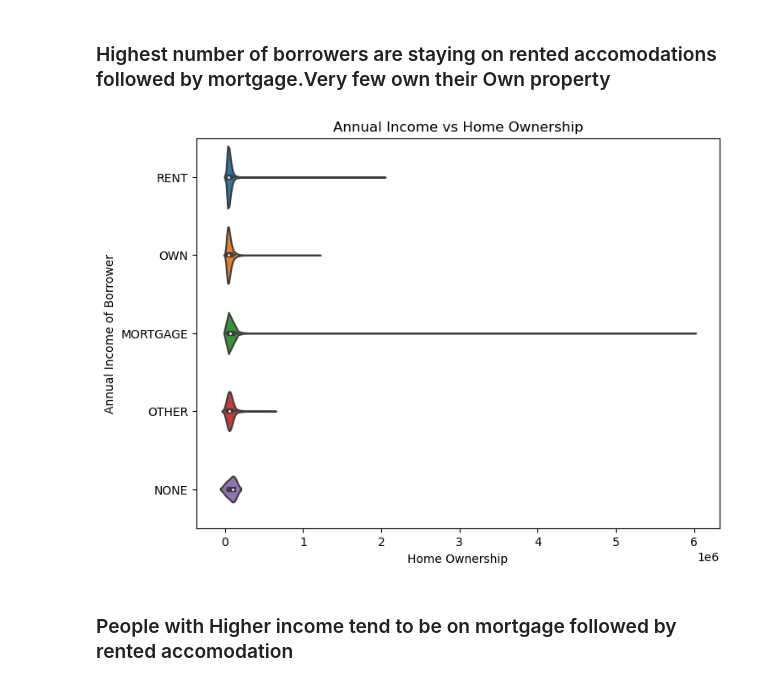
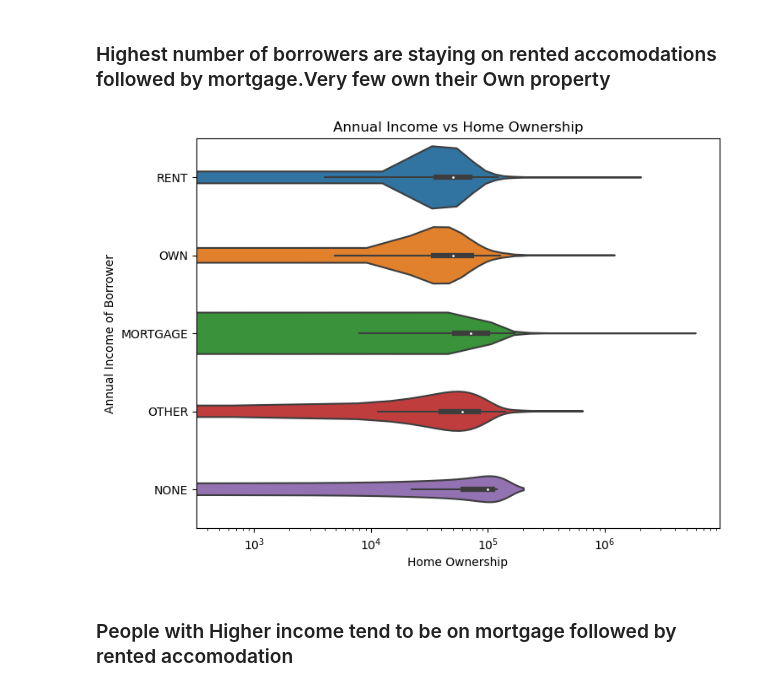
Before and after one commit to PravinGorlewar/LendingClubData_EDA, a Jupyter notebook: Arijit_Sengupta.ipynb, the cells around one changed output. Drawn from its saved outputs; the diff is of its cells as text; code cells hidden in the pictures.

```diff
--- a/Arijit_Sengupta.ipynb
+++ b/Arijit_Sengupta.ipynb
@@ -332,7 +332,7 @@ loans01['dti_range'] = pd.cut(loans01['dti'], bins, labels=bucket_d)
 #Since we are interested in patterns that lead to bad loans, removing all Ongoing loans as they will not be of any help here
 loans01=loans01[~(loans01.loan_status== 'Current')]
 
-loans01['loan_status_stat'] = loans01['loan_status'].apply(lambda x: 1 if x == 'Charged Off' else 0)
+#loans01['loan_status_stat'] = loans01['loan_status'].apply(lambda x: 1 if x == 'Charged Off' else 0)
 # %% [markdown]
 ## Univariate  & Bivariate Analysis
 # %% [markdown]
@@ -572,12 +566,13 @@ plt.show()
 # %%
 plt.figure(figsize=(8, 6))
 sns.violinplot(data=loans01, y='home_ownership', x='annual_inc')
 plt.ylabel('Annual Income of Borrower')
 plt.xlabel('Home Ownership')
 plt.title('Annual Income vs Home Ownership')
+plt.xscale('log')
 plt.show()
 # %% [output]
-[figure, old version]
+[figure, new version]
 # %% [markdown]
 
 ### People with Higher income tend to be on mortgage followed by rented accomodation
```
Also changed, not shown: parts of 17 cells of this notebook.
